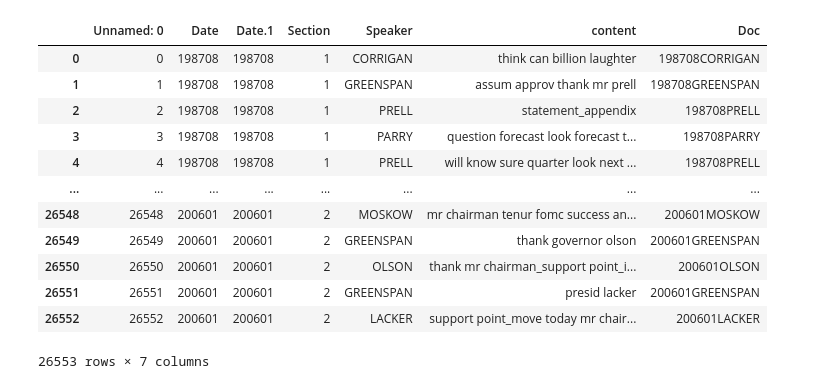
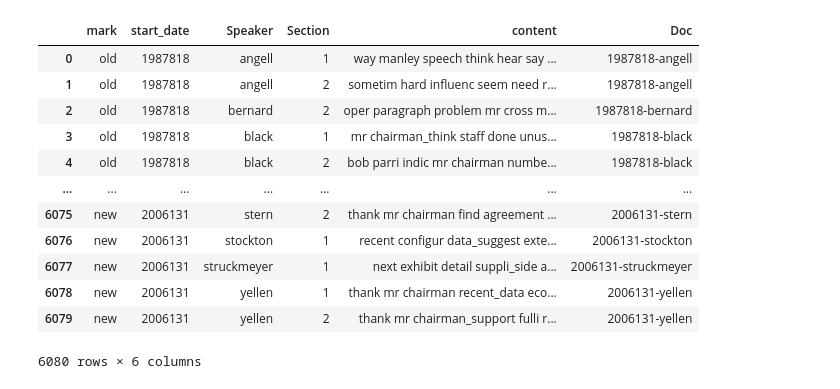
Before and after one commit to Zoeewang/Research-Project, a Jupyter notebook: data_preprocess.ipynb, the cells around one changed output. Drawn from its saved outputs; the diff is of its cells as text; code cells hidden in the pictures.

```diff
--- a/data_preprocess.ipynb
+++ b/data_preprocess.ipynb
@@ -1,5 +1,5 @@
 # %%
 import pandas as pd
-data = pd.read_csv("FOMC_token_separated_col.csv")
+data = pd.read_csv("speaker_data.csv")
 data
 # %% [output]
@@ -18,0 +19,4 @@ data
+# %%
+# delete / in date
+data = data.replace(to_replace= r'/', value= '', regex=True)
+data
@@ -19,2 +77,2 @@ data
 # %%
-data['Date'] = data['Date'].astype(str)
+data['start_date'] = data['start_date'].astype(str)
@@ -31,20 +79,20 @@ dtype: object
 # %%
-data["Doc"] = data["Date"] + data["Speaker"]
+data["Doc"] = data[['start_date', 'Speaker']].agg('-'.join, axis=1)
 data
 # %% [output]
-|  | Unnamed: 0 | Date | Date.1 | Section | Speaker | content | Doc |
-| 0 | 0 | 198708 | 198708 | 1 | CORRIGAN | think can billion laughter | 198708CORRIGAN |
-| 1 | 1 | 198708 | 198708 | 1 | GREENSPAN | assum approv thank mr prell | 198708GREENSPAN |
-| 2 | 2 | 198708 | 198708 | 1 | PRELL | statement_appendix | 198708PRELL |
-| 3 | 3 | 198708 | 198708 | 1 | PARRY | question forecast look forecast t... | 198708PARRY |
-| 4 | 4 | 198708 | 198708 | 1 | PRELL | will know sure quarter look next ... | 198708PRELL |
-| ... | ... | ... | ... | ... | ... | ... | ... |
-| 26548 | 26548 | 200601 | 200601 | 2 | MOSKOW | mr chairman tenur fomc success an... | 200601MOSKOW |
-| 26549 | 26549 | 200601 | 200601 | 2 | GREENSPAN | thank governor olson | 200601GREENSPAN |
-| 26550 | 26550 | 200601 | 200601 | 2 | OLSON | thank mr chairman_support point_i... | 200601OLSON |
-| 26551 | 26551 | 200601 | 200601 | 2 | GREENSPAN | presid lacker | 200601GREENSPAN |
-| 26552 | 26552 | 200601 | 200601 | 2 | LACKER | support point_move today mr chair... | 200601LACKER |
+|  | mark | start_date | Speaker | Section | content | Doc |
+| 0 | old | 1987818 | angell | 1 | way manley speech think hear say ... | 1987818-angell |
+| 1 | old | 1987818 | angell | 2 | sometim hard influenc seem need r... | 1987818-angell |
+| 2 | old | 1987818 | bernard | 2 | oper paragraph problem mr cross m... | 1987818-bernard |
+| 3 | old | 1987818 | black | 1 | mr chairman_think staff done unus... | 1987818-black |
+| 4 | old | 1987818 | black | 2 | bob parri indic mr chairman numbe... | 1987818-black |
+| ... | ... | ... | ... | ... | ... | ... |
+| 6075 | new | 2006131 | stern | 2 | thank mr chairman find agreement ... | 2006131-stern |
+| 6076 | new | 2006131 | stockton | 1 | recent configur data_suggest exte... | 2006131-stockton |
+| 6077 | new | 2006131 | struckmeyer | 1 | next exhibit detail suppli_side a... | 2006131-struckmeyer |
+| 6078 | new | 2006131 | yellen | 1 | thank mr chairman recent_data eco... | 2006131-yellen |
+| 6079 | new | 2006131 | yellen | 2 | thank mr chairman_support fulli r... | 2006131-yellen |
-26553 rows × 7 columns
+6080 rows × 6 columns
 # %%
 df=data[['Doc','content']]
 df['Doc'] = df['Doc'].astype('str')
```
Also changed, not shown: parts of 28 cells of this notebook, 23 other files.
